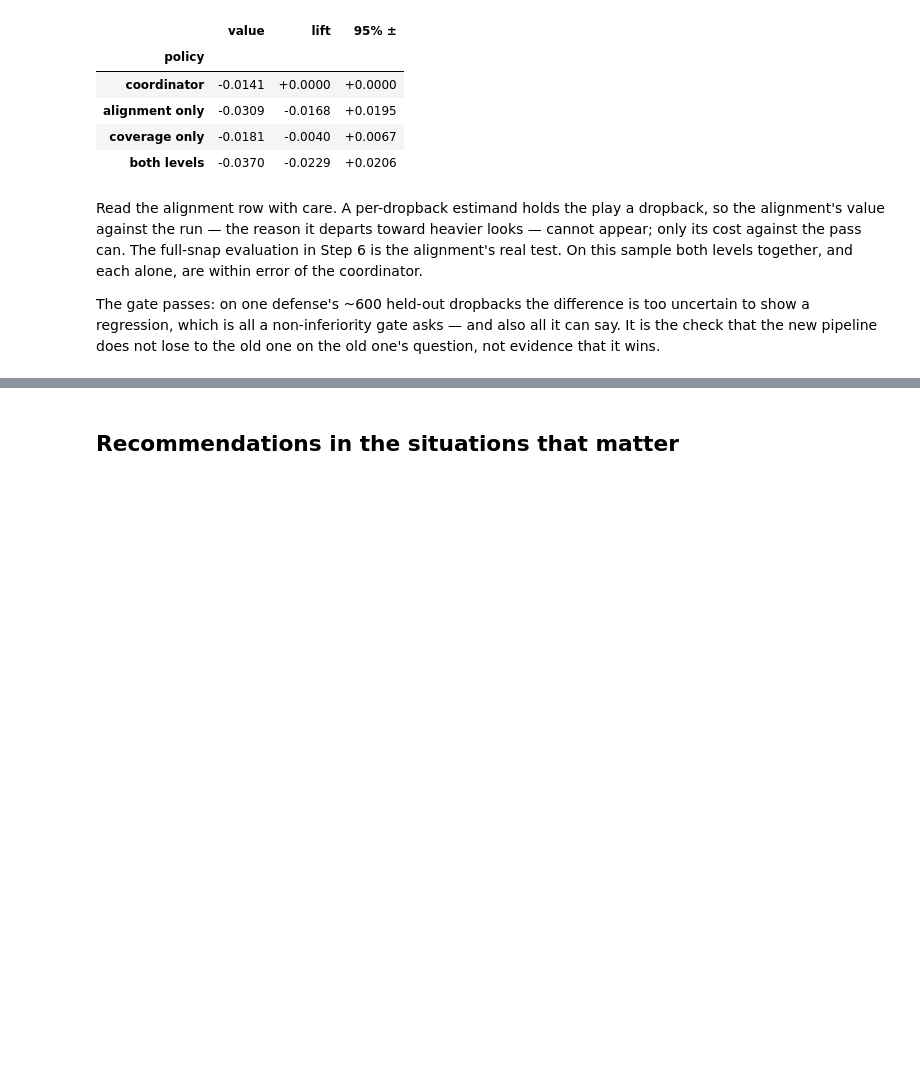
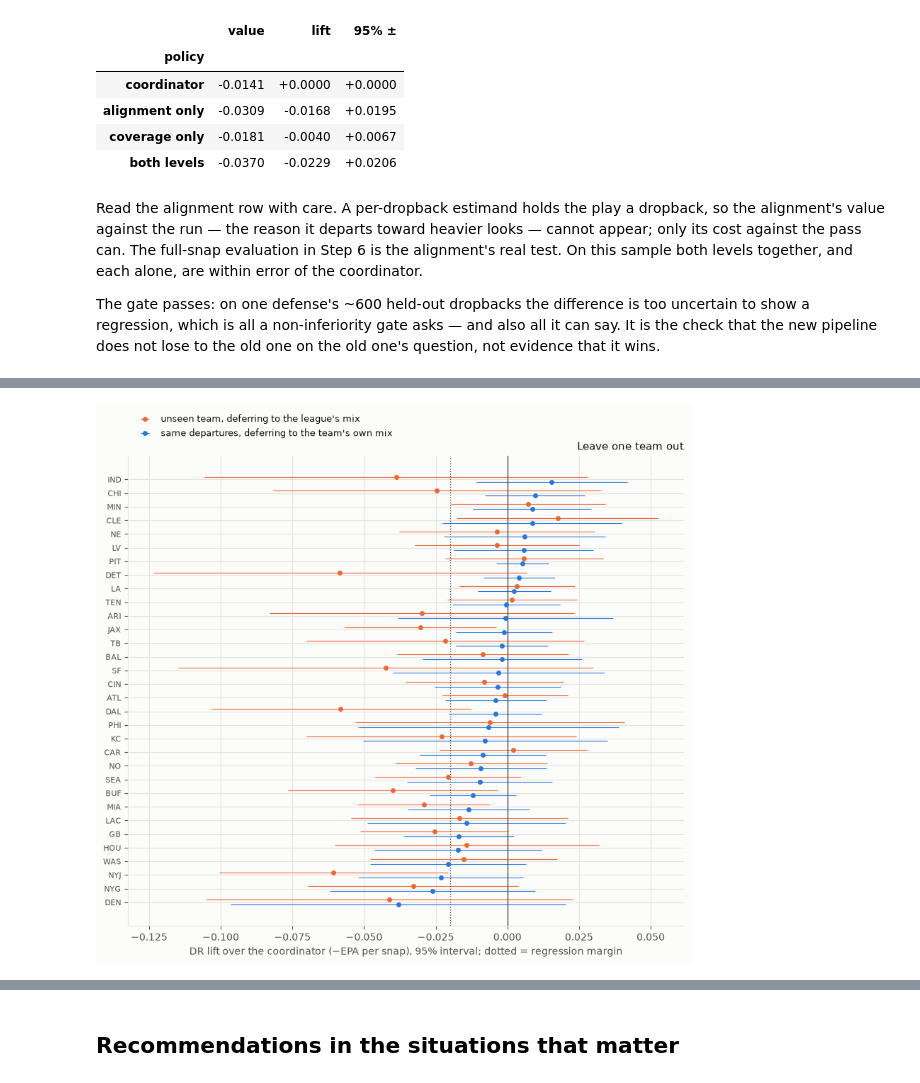
Before and after one commit to pendsec/nfl-playcalling, a Jupyter notebook: notebooks/v3_pipeline_walkthrough.ipynb, the cells around one changed output, grey strips where cells are left out. Cells and saved outputs as stored; diff of their text form; code cells hidden in the pictures; blank space fills up the shorter version.

```diff
--- a/notebooks/v3_pipeline_walkthrough.ipynb
+++ b/notebooks/v3_pipeline_walkthrough.ipynb
@@ -626,0 +701,26 @@ evidence that it wins.
+# %%
+path = os.path.join(cfg["output_dir"], "transfer.csv")
+tr = pd.read_csv(path) if os.path.exists(path) else None
+if tr is None:
+    print(f"{path} not found — run `python run.py --config configs/v3.yaml --transfer` first")
+else:
+    from src.evaluation.transfer import summarize_transfer
+    summ = summarize_transfer(tr)
+    lo = tr[tr.split == "leave_one_team_out"].sort_values("lift_anchored").reset_index(drop=True)
+    y = np.arange(len(lo))
+    fig, ax = plt.subplots(figsize=(8.5, 8))
+    ax.errorbar(lo["lift"], y + 0.18, xerr=1.96 * lo["lift_se"], fmt="o", ms=4, color=ORANGE,
+                elinewidth=0.8, label="unseen team, deferring to the league's mix")
+    ax.errorbar(lo["lift_anchored"], y - 0.18, xerr=1.96 * lo["lift_anchored_se"], fmt="o", ms=4,
+                color=BLUE, elinewidth=0.8, label="same departures, deferring to the team's own mix")
+    ax.axvline(0, color=INK2, lw=1)
+    ax.axvline(-cfg["evaluation"]["regression_margin"], color=INK2, lw=1, ls=":")
+    ax.set_yticks(y); ax.set_yticklabels(lo["held_out"], fontsize=8)
+    ax.set_xlabel("DR lift over the coordinator (−EPA per snap), 95% interval; dotted = regression margin")
+    ax.set_title("Leave one team out", loc="right", fontsize=11)
+    ax.legend(frameon=False, loc="lower left", bbox_to_anchor=(0, 1.02), ncol=1, fontsize=9)
+    plt.tight_layout(); plt.show()
+    display(summ[["split", "groups", "departs", "lift", "lift_se", "lift_anchored",
+                  "lift_anchored_se", "gap", "gap_se", "n_regress"]].set_index("split"))
+# %% [output]
+[figure, added]
```
Also changed, not shown: parts of 7 cells of this notebook, 39 other files.
